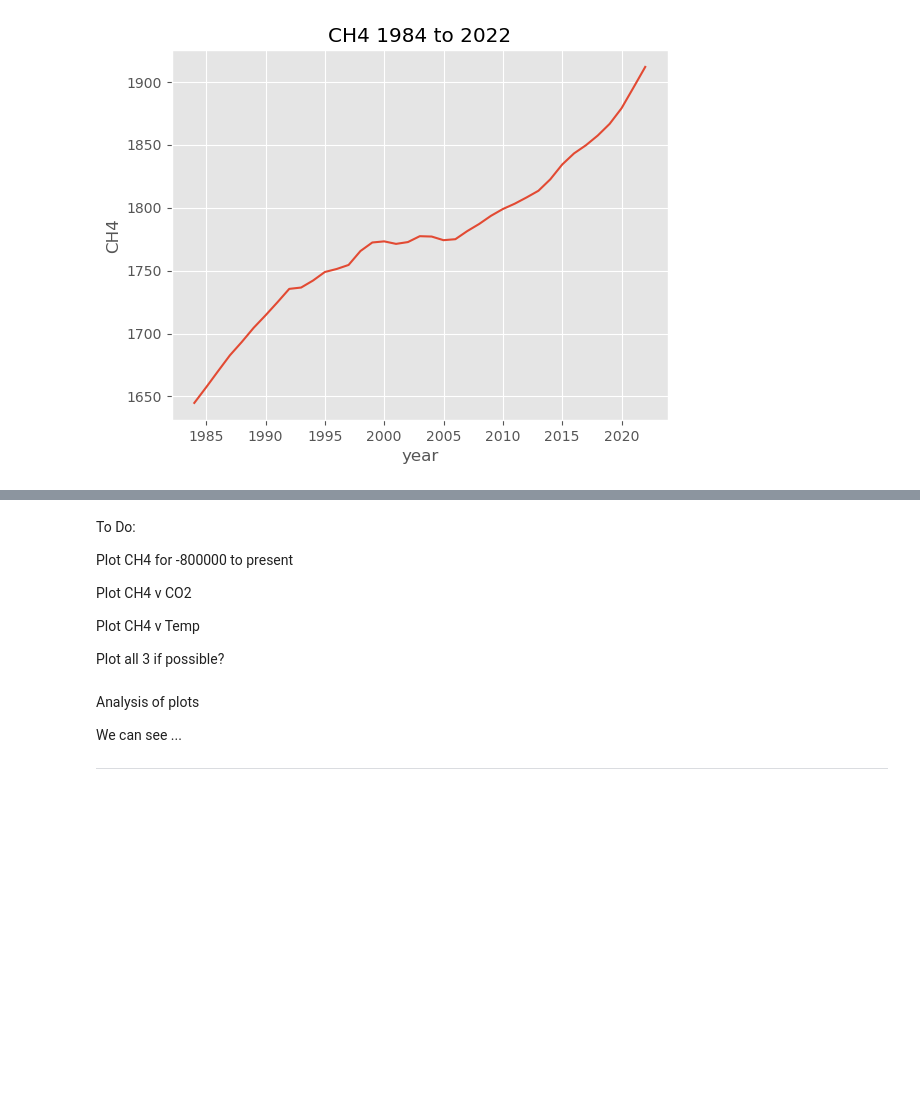
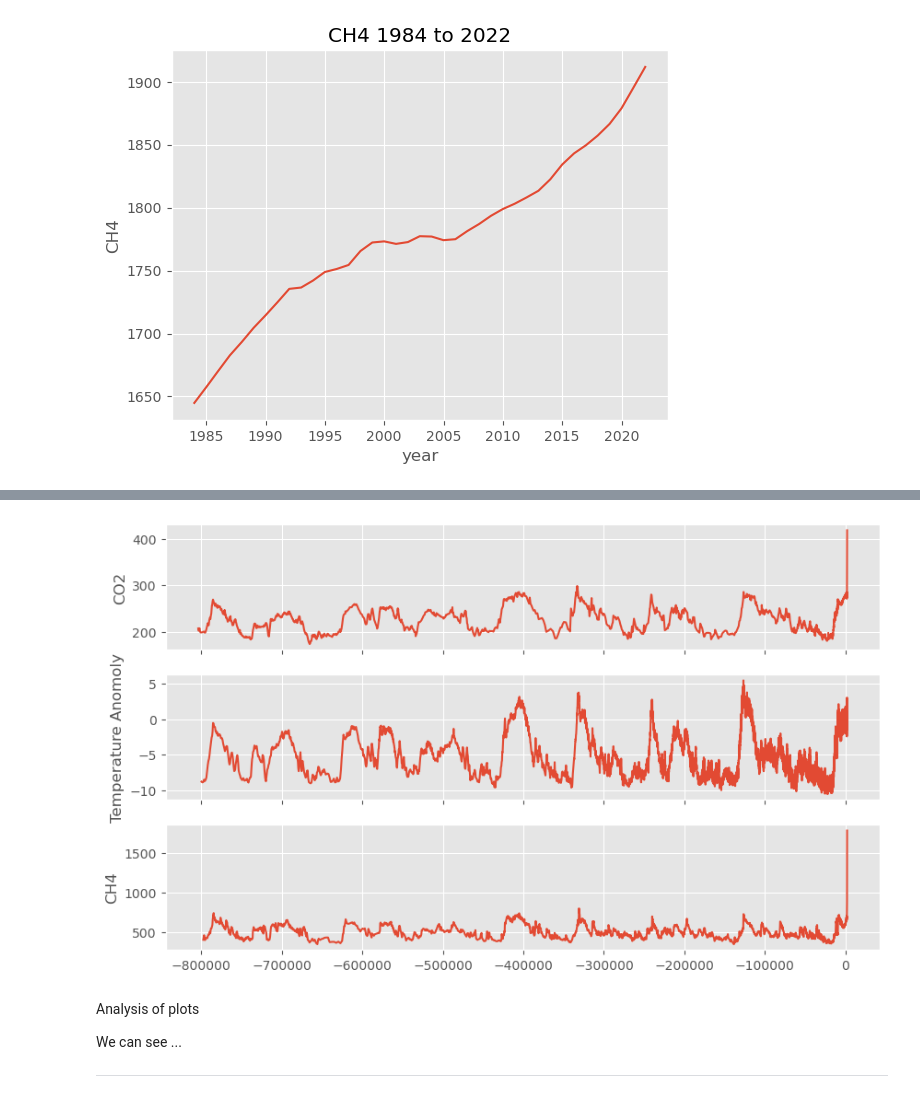
Before and after one commit to PeeBs68/prog_da_project2, a Jupyter notebook: project2.ipynb, the cells around one changed output, grey strips where cells are left out. Saved outputs shown, nothing was run; the diff lists cells and outputs as text; code cells hidden in the pictures; blank space fills up the shorter version.

```diff
--- a/project2.ipynb
+++ b/project2.ipynb
@@ -370,13 +298,19 @@ ValueError: invalid literal for int() with base 10: '-797446.1'
-# %% [markdown]
-To Do:
-
-Plot CH4 for -800000 to present
-
-Plot CH4 v CO2
-
-Plot CH4 v Temp
-
-Plot all 3 if possible?
+# %%
+
+# Plot all three - CO2, Temperature Anomoly and CH4
+
+plt.style.use('ggplot')
+fig, ax = plt.subplots(3,sharex=True,figsize=(10,6))
+ax[0].plot(final_co2_df['date'],final_co2_df['CO2'])
+ax[0].set_ylabel(r'CO2')
+
+ax[1].plot(final_df_2['date'],final_df_2['Temp'])
+ax[1].set_ylabel(r'Temperature Anomoly');
+
+ax[2].plot(ch4_df['year'],ch4_df['CH4'])
+ax[2].set_ylabel(r'CH4');
+# %% [output]
+[figure, added]
 # %% [markdown]
 Analysis of plots
 
```
Also changed, not shown: parts of 14 cells of this notebook, 2 other files.
